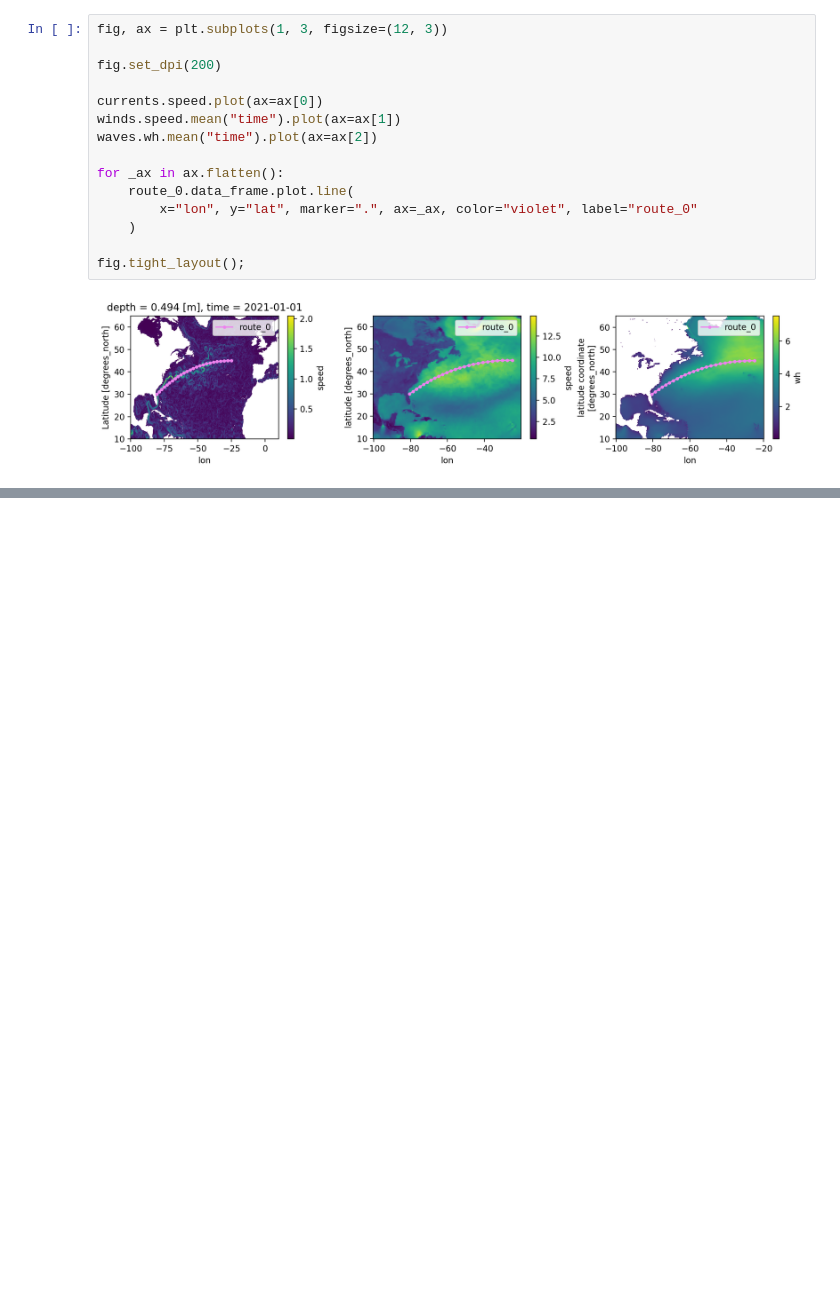
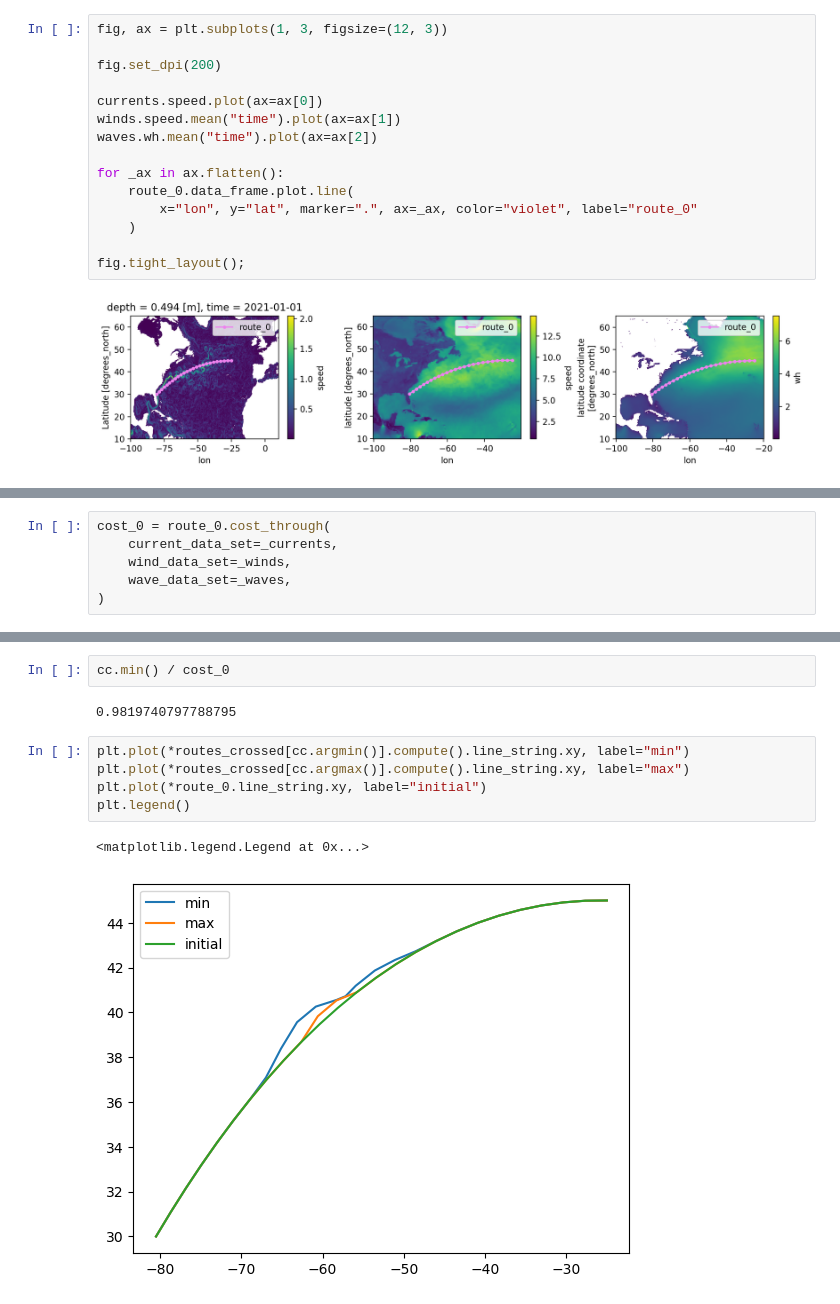
Before and after one commit to willirath/ship_routing, a Jupyter notebook: doc/examples/ship_routing_example_genetic.ipynb, the cells around one changed output, grey strips where cells are left out. Cells and saved outputs as stored; diff of their text form; blank space fills up the shorter version.

```diff
--- a/doc/examples/ship_routing_example_genetic.ipynb
+++ b/doc/examples/ship_routing_example_genetic.ipynb
@@ -329,0 +261,6 @@ cm, min(costs)
+# %%
+cost_0 = route_0.cost_through(
+    current_data_set=_currents,
+    wind_data_set=_winds,
+    wave_data_set=_waves,
+)
@@ -329,0 +370,12 @@ cm, min(costs)
+# %%
+cc.min() / cost_0
+# %% [output]
+0.9819740797788795
+# %%
+plt.plot(*routes_crossed[cc.argmin()].compute().line_string.xy, label="min")
+plt.plot(*routes_crossed[cc.argmax()].compute().line_string.xy, label="max")
+plt.plot(*route_0.line_string.xy, label="initial")
+plt.legend()
+# %% [output]
+<matplotlib.legend.Legend at 0x...>
+[figure, added]
```
Also changed, not shown: parts of 41 cells of this notebook.
